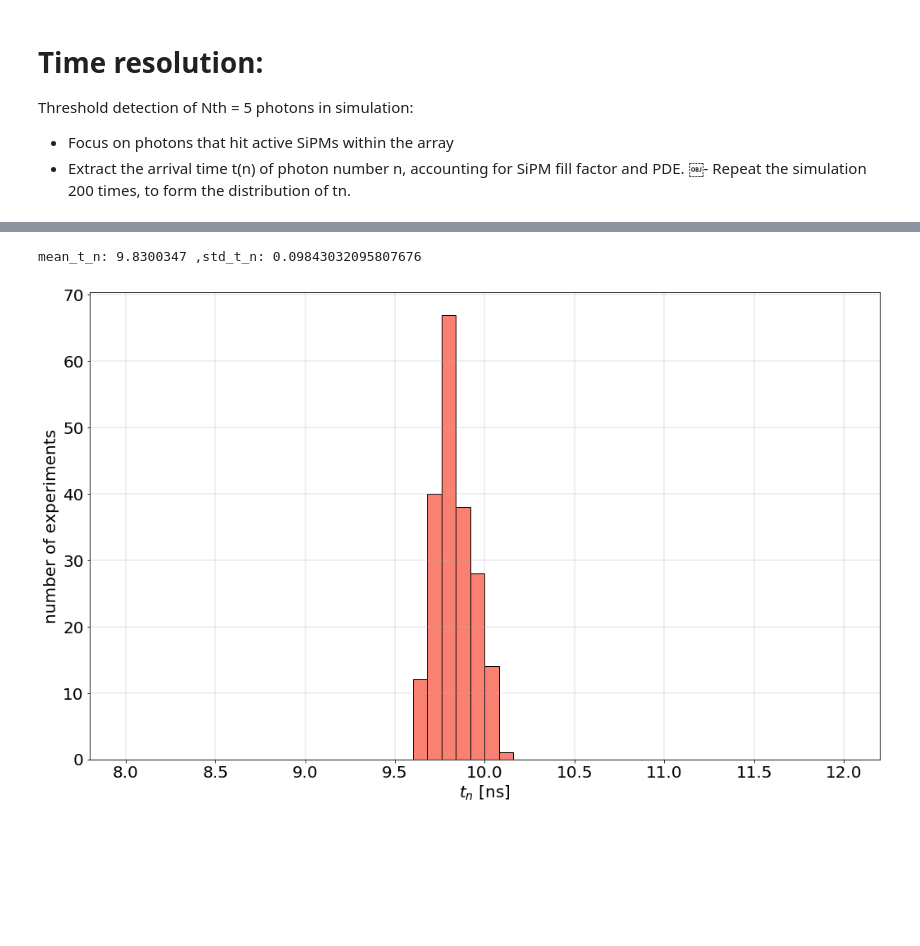
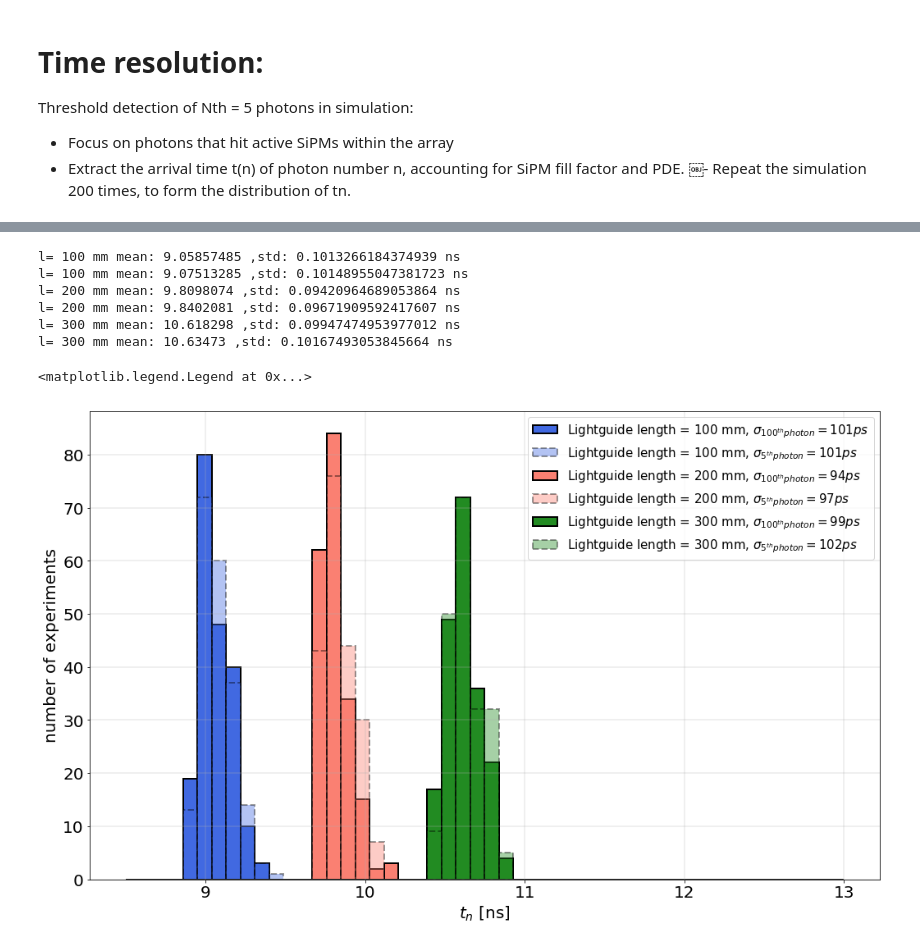
Before and after one commit to erezcoh4/DuSciHodSim, a Jupyter notebook: DuSH_v9/mac/First prototype at TAU/FirstPrototypeAtTAU.ipynb, the cells around one changed output, grey strips where cells are left out. Saved outputs shown, nothing was run; the diff lists cells and outputs as text; code cells hidden in the pictures; blank space fills up the shorter version.

Commit message:
studiesd time resolution sensitivity to light-guide length and threhsold

```diff
--- a/DuSH_v9/mac/First prototype at TAU/FirstPrototypeAtTAU.ipynb
+++ b/DuSH_v9/mac/First prototype at TAU/FirstPrototypeAtTAU.ipynb
@@ -28,6 +28,7 @@ def ComputeNPhotonsArrivingAtWGmarginExit(  version=9.0,
 
     ArrivedAtWaveguideMarginExit = ArrivedAtFrontFacet[(ArrivedAtFrontFacet['ArrivedAtWaveguideMarginExit']==1)
                                                  & (ArrivedAtFrontFacet['AbsorbedInWaveguide']==0)]
+    PhotonsInExit = ArrivedAtWaveguideMarginExit
 
     # in SiPM array
     # https://www.ketek.net/wp-content/uploads/2016/12/KETEK-PA3325-WB-0808-Datasheet.pdf
@@ -175,16 +172,45 @@ t_n
+# %%
+# t_n,NSiPMs = dict(),dict()
+# t_n[100] = t_n_100;
+# t_n[200] = t_n_200;
+# t_n[300] = t_n_300;
+
+# NSiPMs[100] = N_100;
+# NSiPMs[200] = N_200;
+# NSiPMs[300] = N_300;
+
+mean_t_n,std_t_n = dict(),dict()
+for l in [100,200,300]:
+    mean_t_n[l] = dict()
+    std_t_n[l] = dict()
+    for NPhotonsThreshold in [5, 100]:
+        mean_t_n[l][NPhotonsThreshold] = np.mean(t_n[l][NPhotonsThreshold])
+        std_t_n[l][NPhotonsThreshold] = np.std(t_n[l][NPhotonsThreshold])
 # %%
 # distribution of the detection times
-mean_t_n = np.mean(t_n)
-std_t_n = np.std(t_n)
+figure,ax = plt.subplots(figsize=(14.5,9));
 
-figure,ax = plt.subplots(figsize=(14.5,9));
-h = plt.hist( t_n , bins=np.linspace(8,12,51), facecolor='salmon', edgecolor='black')
+
+for l,l_color in zip([100,200,300],['royalblue','salmon','forestgreen']):
+    for NPhotonsThreshold,linestyle,alpha in zip([100, 5],['-','--'],[1,0.4]):
+        h = plt.hist( t_n[l][NPhotonsThreshold] ,
+                     bins=np.linspace(8.5,13,51), linewidth=2,
+                     edgecolor='black', facecolor=l_color,linestyle=linestyle,alpha=alpha,
+                     label='Lightguide length = %d mm, $\sigma_{%d^{th} photon} = %.0f ps$'%(l,NPhotonsThreshold,1000*std_t_n[l][NPhotonsThreshold])) # , facecolor='salmon'
+        print 'l=',l,'mm','mean:',mean_t_n[l][NPhotonsThreshold],',std:',std_t_n[l][NPhotonsThreshold],'ns'
+
 ax.set_xlabel('$t_{n}$ [ns]',fontsize=20);
 ax.set_ylabel('number of experiments',fontsize=20);
 set_axes_fontsize(ax,20)
 ax.grid(linewidth=0.4)
 plt.tight_layout()
-print 'mean_t_n:',mean_t_n,',std_t_n:',std_t_n
+plt.legend(fontsize=15)
 # %% [output]
-mean_t_n: 9.8300347 ,std_t_n: 0.09843032095807676
+l= 100 mm mean: 9.05857485 ,std: 0.1013266184374939 ns
+l= 100 mm mean: 9.07513285 ,std: 0.10148955047381723 ns
+l= 200 mm mean: 9.8098074 ,std: 0.09420964689053864 ns
+l= 200 mm mean: 9.8402081 ,std: 0.09671909592417607 ns
+l= 300 mm mean: 10.618298 ,std: 0.09947474953977012 ns
+l= 300 mm mean: 10.63473 ,std: 0.10167493053845664 ns
+<matplotlib.legend.Legend at 0x...>
-[figure, old version]
+[figure, new version]
```
Also changed, not shown: parts of 4 cells of this notebook, 3 other files.
